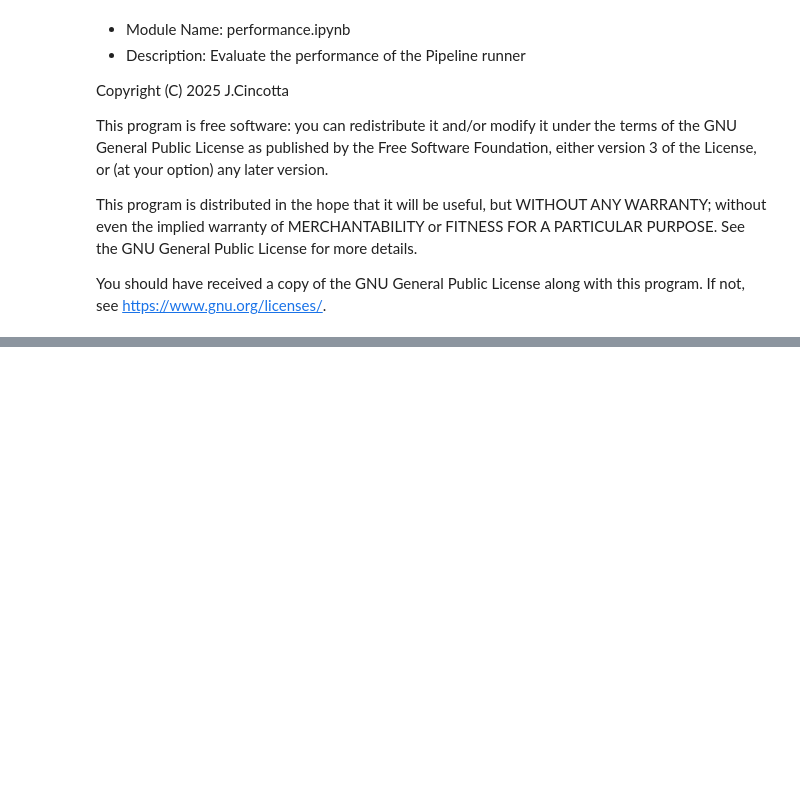
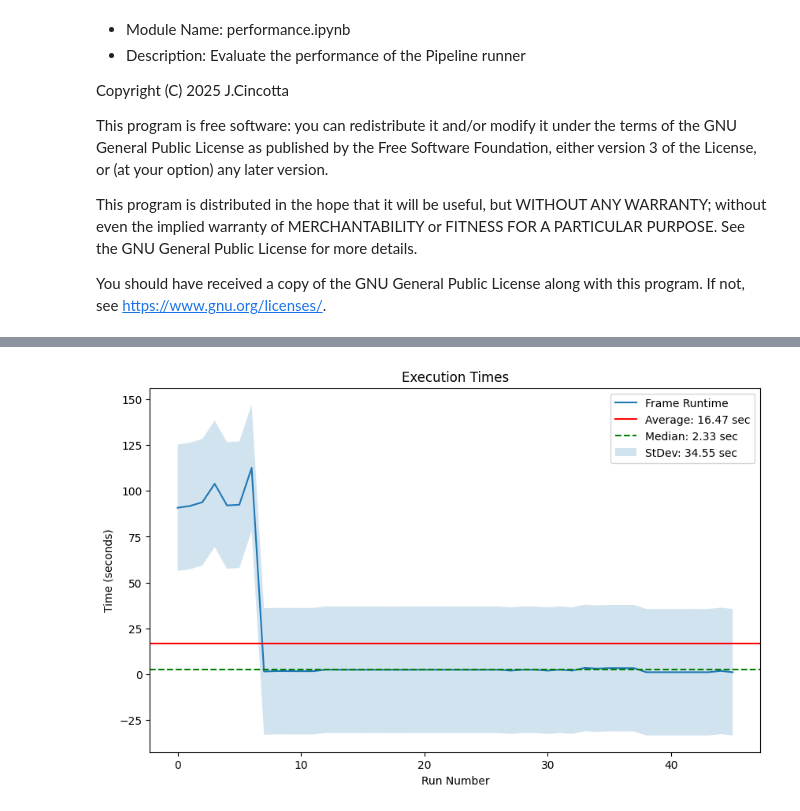
Before and after one commit to wildlifelabs/realtime-welfare, a Jupyter notebook: performance.ipynb, the cells around one changed output, grey strips where cells are left out. Drawn from its saved outputs; the diff is of its cells as text; code cells hidden in the pictures; blank space fills up the shorter version.

```diff
--- a/performance.ipynb
+++ b/performance.ipynb
@@ -52,0 +53,32 @@ plt.show()
+# %%
+
+# calculate total time for each pass
+pass_times = []
+last_total = None
+for idx, row in df.iterrows():
+    run_value = row['run']
+    if (run_value == 0) and (last_total is not None):
+        pass_times.append(last_total)
+    if (run_value == 0):
+        last_total = 0
+    last_total += row['time']
+
+avg_time = statistics.mean(pass_times)
+median_time = statistics.median(pass_times)
+std_time = statistics.stdev(pass_times)
+
+
+# Create the plot
+plt.figure(figsize=(10, 6))
+plt.plot(pass_times, label="Frame Runtime")
+plt.axhline(y=avg_time, color='r', linestyle='-', label=f'Average: {avg_time:.2f} sec')
+plt.axhline(y=median_time, color='g', linestyle='--', label=f'Median: {median_time:.2f} sec')
+plt.fill_between(range(len(pass_times)), [t - std_time for t in pass_times], [t + std_time for t in pass_times], alpha=0.2, label=f'StDev: {std_time:.2f} sec')
+plt.title('Execution Times')
+plt.xlabel('Run Number')
+plt.ylabel('Time (seconds)')
+plt.yscale('linear')
+plt.legend()
+plt.show()
+# %% [output]
+[figure, added]
```
Also changed, not shown: parts of 1 cell of this notebook, 2 other files.
